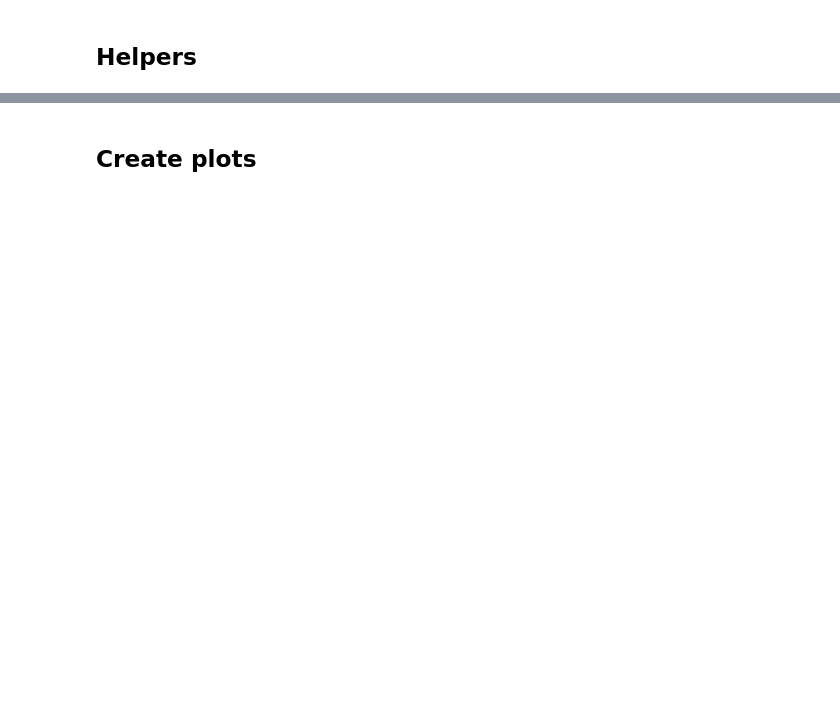
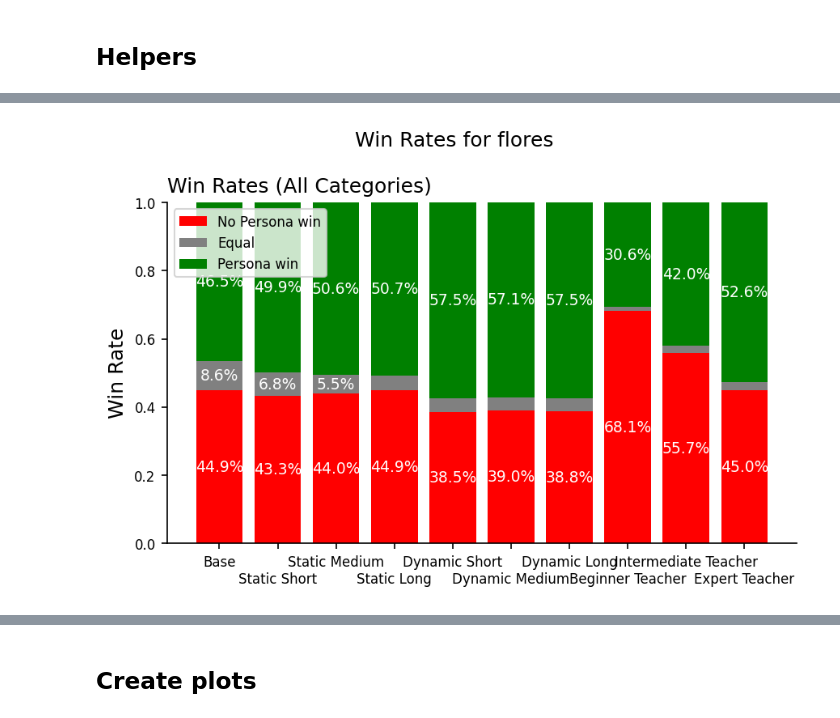
Before and after one commit to nicomu99/master-thesis, a Jupyter notebook: dataset_overview.ipynb, the cells around one changed output, grey strips where cells are left out. Drawn from its saved outputs; the diff is of its cells as text; code cells hidden in the pictures; blank space fills up the shorter version.

```diff
--- a/dataset_overview.ipynb
+++ b/dataset_overview.ipynb
@@ -13,0 +3,19 @@ True
+# %%
+%load_ext autoreload
+%autoreload 2
+from typing import Literal
+
+import seaborn as sns
+import matplotlib.pyplot as plt
+
+
+sns.set_context("notebook", font_scale=0.1)
+plt.style.use("default")
+plt.rc("figure", dpi=150)
+plt.rcParams["axes.titlesize"] = 10
+plt.rcParams["axes.labelsize"] = 9
+plt.rcParams["xtick.labelsize"] = 8
+plt.rcParams["ytick.labelsize"] = 8
+plt.rcParams["legend.fontsize"] = 8
+
+from evaluate import PlottingWrapper
@@ -39,0 +161,4 @@ length_dynamic_cols = [
+# %%
+plotting_wrapper.create_overall_stacked_barchart("flores")
+# %% [output]
+[figure, added]
```
Also changed, not shown: parts of 122 cells of this notebook.
